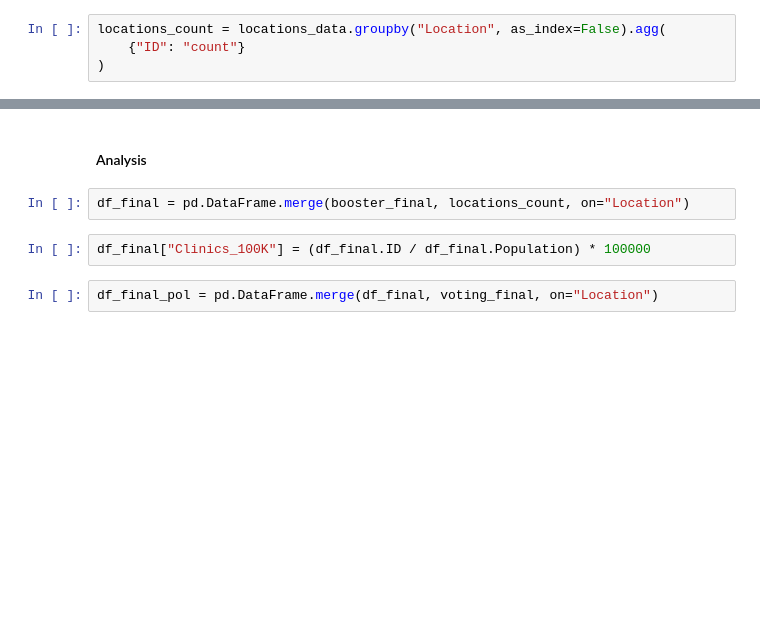
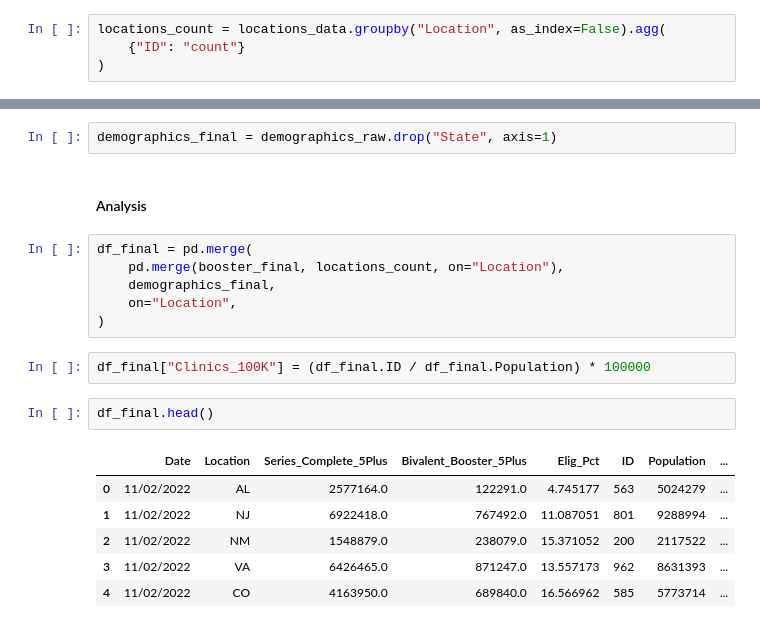
Before and after one commit to youribenadjaoud/mph-thesis, a Jupyter notebook: src/notebooks/state_level.ipynb, the cells around one changed output, grey strips where cells are left out. Cells and saved outputs as stored; diff of their text form; blank space fills up the shorter version.

```diff
--- a/src/notebooks/state_level.ipynb
+++ b/src/notebooks/state_level.ipynb
@@ -139,8 +108,21 @@ See the caveats in the documentation: https://pandas.pydata.org/pandas-docs/stab
+# %%
+demographics_final = demographics_raw.drop("State", axis=1)
 # %% [markdown]
 #### Analysis
 # %%
-df_final = pd.DataFrame.merge(booster_final, locations_count, on="Location")
+df_final = pd.merge(
+    pd.merge(booster_final, locations_count, on="Location"),
+    demographics_final,
+    on="Location",
+)
 # %%
 df_final["Clinics_100K"] = (df_final.ID / df_final.Population) * 100000
-# %%
-df_final_pol = pd.DataFrame.merge(df_final, voting_final, on="Location")
+# %%
+df_final.head()
+# %% [output]
+|  | Date | Location | Series_Complete_5Plus | Bivalent_Booster_5Plus | Elig_Pct | ID | Population | ... |
+| 0 | 11/02/2022 | AL | 2577164.0 | 122291.0 | 4.745177 | 563 | 5024279 | ... |
+| 1 | 11/02/2022 | NJ | 6922418.0 | 767492.0 | 11.087051 | 801 | 9288994 | ... |
+| 2 | 11/02/2022 | NM | 1548879.0 | 238079.0 | 15.371052 | 200 | 2117522 | ... |
+| 3 | 11/02/2022 | VA | 6426465.0 | 871247.0 | 13.557173 | 962 | 8631393 | ... |
+| 4 | 11/02/2022 | CO | 4163950.0 | 689840.0 | 16.566962 | 585 | 5773714 | ... |
```
Also changed, not shown: parts of 16 cells of this notebook, 24 other files.
